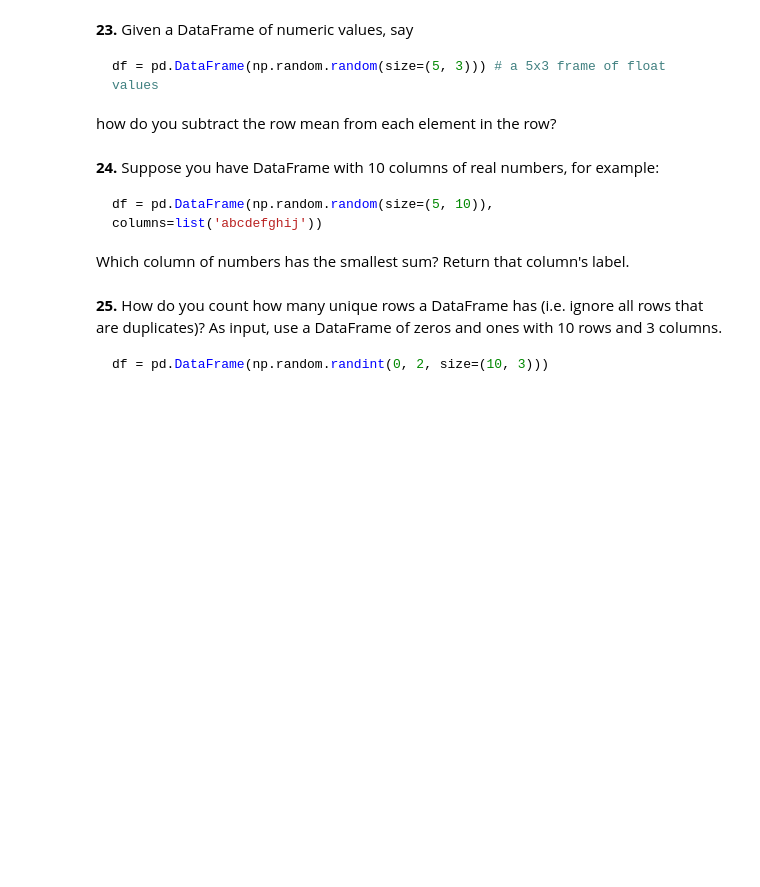
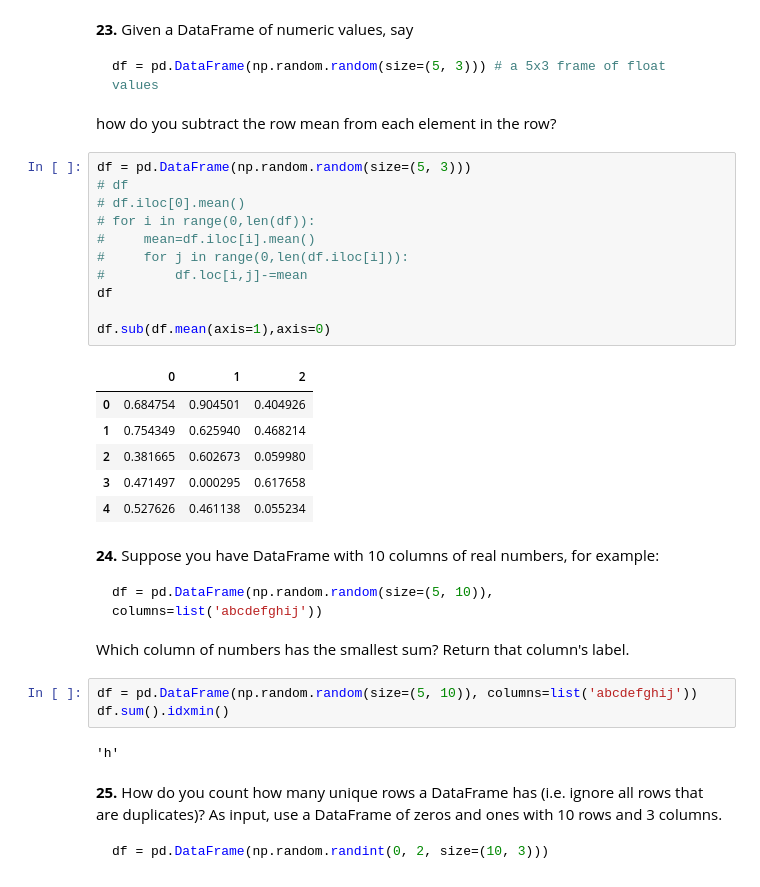
Before and after one commit to ritik944/100-pandas-puzzles, a Jupyter notebook: 100-pandas-puzzles.ipynb, the cells around one changed output. Cells and saved outputs as stored; diff of their text form; blank space fills up the shorter version.

````diff
--- a/100-pandas-puzzles.ipynb
+++ b/100-pandas-puzzles.ipynb
@@ -331,6 +344,24 @@ df = pd.DataFrame(np.random.random(size=(5, 3))) # a 5x3 frame of float values
 ```
 
 how do you subtract the row mean from each element in the row?
+# %%
+df = pd.DataFrame(np.random.random(size=(5, 3)))
+# df
+# df.iloc[0].mean()
+# for i in range(0,len(df)):
+#     mean=df.iloc[i].mean()
+#     for j in range(0,len(df.iloc[i])):
+#         df.loc[i,j]-=mean
+df
+
+df.sub(df.mean(axis=1),axis=0)
+# %% [output]
+|  | 0 | 1 | 2 |
+| 0 | 0.684754 | 0.904501 | 0.404926 |
+| 1 | 0.754349 | 0.625940 | 0.468214 |
+| 2 | 0.381665 | 0.602673 | 0.059980 |
+| 3 | 0.471497 | 0.000295 | 0.617658 |
+| 4 | 0.527626 | 0.461138 | 0.055234 |
 # %% [markdown]
 **24.** Suppose you have DataFrame with 10 columns of real numbers, for example:
 
@@ -338,6 +369,11 @@ how do you subtract the row mean from each element in the row?
 df = pd.DataFrame(np.random.random(size=(5, 10)), columns=list('abcdefghij'))
 ```
 Which column of numbers has the smallest sum?  Return that column's label.
+# %%
+df = pd.DataFrame(np.random.random(size=(5, 10)), columns=list('abcdefghij'))
+df.sum().idxmin()
+# %% [output]
+'h'
 # %% [markdown]
 **25.** How do you count how many unique rows a DataFrame has (i.e. ignore all rows that are duplicates)? As input, use a DataFrame of zeros and ones with 10 rows and 3 columns.
 
````
Also changed, not shown: parts of 3 cells of this notebook.
